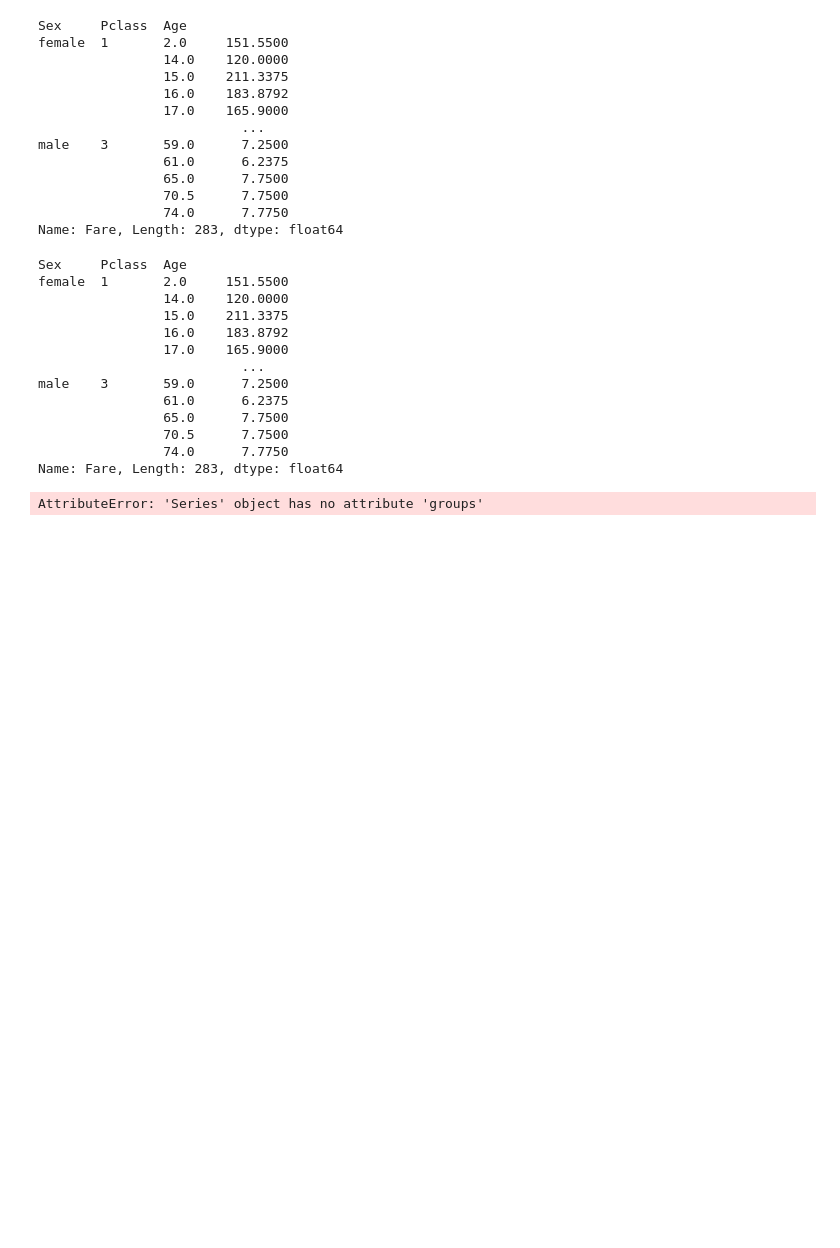
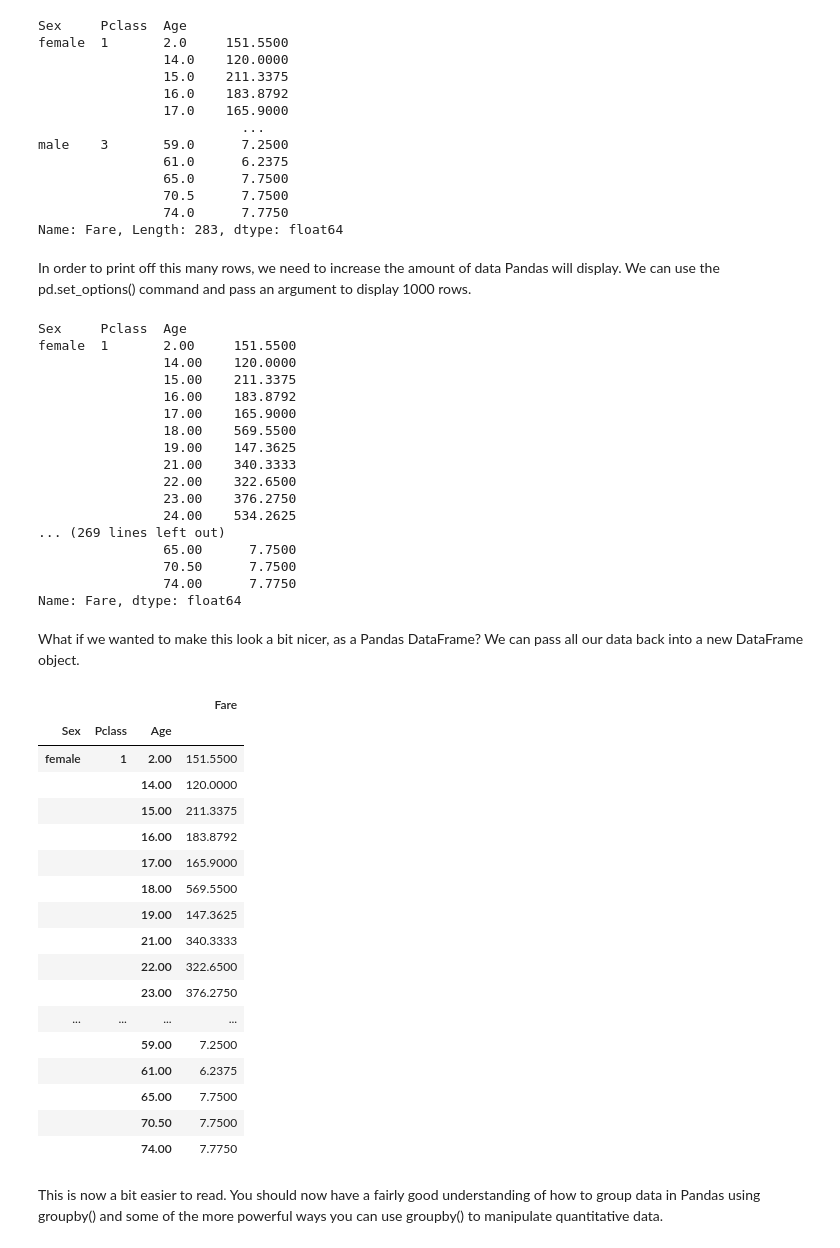
Before and after one commit to wjbmattingly/textbook_pandas, a Jupyter notebook: 03_03_advanced_grouping.ipynb, the cells around one changed output. Saved outputs shown, nothing was run; the diff lists cells and outputs as text; code cells hidden in the pictures; blank space fills up the shorter version.

Commit message:
groupby done

```diff
--- a/03_03_advanced_grouping.ipynb
+++ b/03_03_advanced_grouping.ipynb
@@ -137,26 +148,52 @@ male    3       59.0      7.2500
                 70.5      7.7500
                 74.0      7.7750
 Name: Fare, Length: 283, dtype: float64
+# %% [markdown]
+In order to print off this many rows, we need to increase the amount of data Pandas will display. We can use the pd.set_options() command and pass an argument to display 1000 rows.
 # %%
-pd.set_option('display.max_rows', 100)
-res = df.groupby(["Sex", "Pclass", "Age"]).Fare.sum()
-res
+pd.set_option('display.max_rows', 1000)
+df.groupby(["Sex", "Pclass", "Age"]).Fare.sum()
 # %% [output]
 Sex     Pclass  Age
-female  1       2.0     151.5500
-                14.0    120.0000
-                15.0    211.3375
-                16.0    183.8792
-                17.0    165.9000
-                          ...
-male    3       59.0      7.2500
-                61.0      6.2375
-                65.0      7.7500
-                70.5      7.7500
-                74.0      7.7750
-Name: Fare, Length: 283, dtype: float64
+female  1       2.00     151.5500
+                14.00    120.0000
+                15.00    211.3375
+                16.00    183.8792
+                17.00    165.9000
+                18.00    569.5500
+                19.00    147.3625
+                21.00    340.3333
+                22.00    322.6500
+                23.00    376.2750
+                24.00    534.2625
+... (269 lines left out)
+                65.00      7.7500
+                70.50      7.7500
+                74.00      7.7750
+Name: Fare, dtype: float64
-# %%
-gb = res.groups
-gb.keys()
-# %% [output]
-AttributeError: 'Series' object has no attribute 'groups'
+# %% [markdown]
+What if we wanted to make this look a bit nicer, as a Pandas DataFrame? We can pass all our data back into a new DataFrame object.
+# %%
+df = pd.DataFrame(df.groupby(["Sex", "Pclass", "Age"]).Fare.sum())
+df
+# %% [output]
+|  |  |  | Fare |
+| Sex | Pclass | Age |  |
+| female | 1 | 2.00 | 151.5500 |
+|  |  | 14.00 | 120.0000 |
+|  |  | 15.00 | 211.3375 |
+|  |  | 16.00 | 183.8792 |
+|  |  | 17.00 | 165.9000 |
+|  |  | 18.00 | 569.5500 |
+|  |  | 19.00 | 147.3625 |
+|  |  | 21.00 | 340.3333 |
+|  |  | 22.00 | 322.6500 |
+|  |  | 23.00 | 376.2750 |
+| ... | ... | ... | ... |
+|  |  | 59.00 | 7.2500 |
+|  |  | 61.00 | 6.2375 |
+|  |  | 65.00 | 7.7500 |
+|  |  | 70.50 | 7.7500 |
+|  |  | 74.00 | 7.7750 |
+# %% [markdown]
+This is now a bit easier to read. You should now have a fairly good understanding of how to group data in Pandas using groupby() and some of the more powerful ways you can use groupby() to manipulate quantitative data.
```
Also changed, not shown: parts of 7 cells of this notebook.
